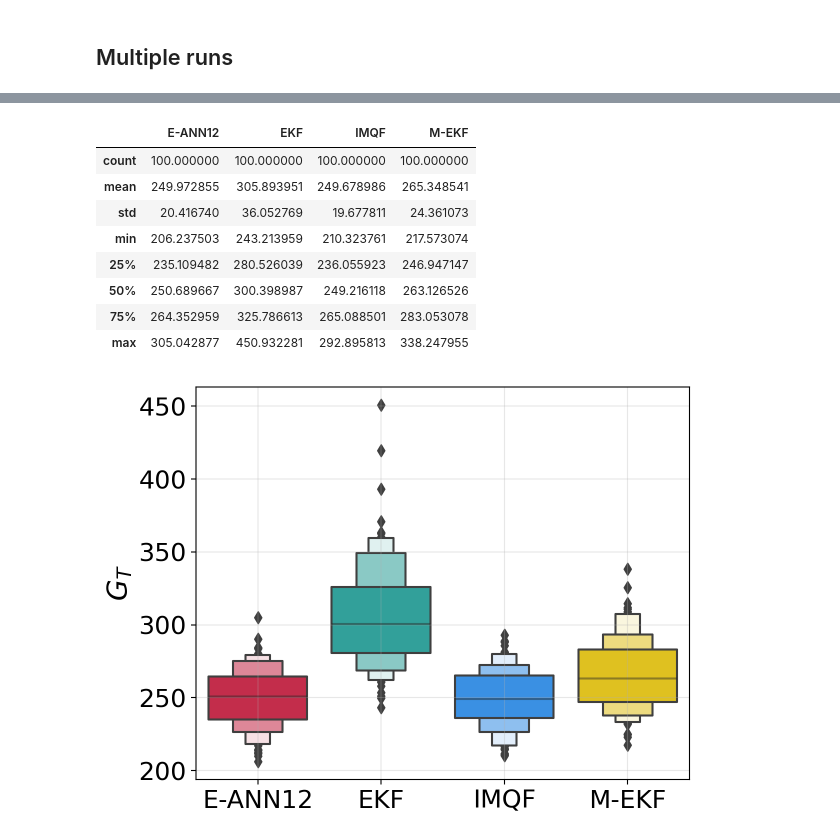
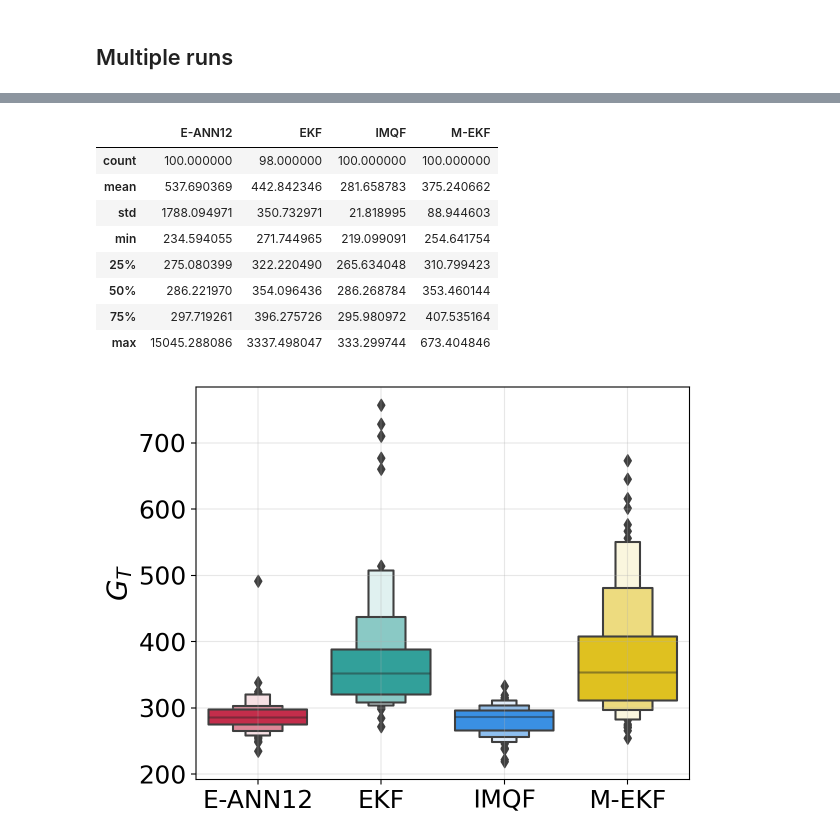
Before and after one commit to gerdm/weighted-likelihood-filter, a Jupyter notebook: experiments/online-mlp-training.ipynb, the cells around one changed output, grey strips where cells are left out. Drawn from its saved outputs; the diff is of its cells as text; code cells hidden in the pictures.

```diff
--- a/experiments/online-mlp-training.ipynb
+++ b/experiments/online-mlp-training.ipynb
@@ -36,15 +36,15 @@ def f(x):
     return c1 * x + c2 * jnp.cos(c3 * jnp.pi * x) + c4 * x ** 3
 
 
-def sample_observations_grid(key, f, n_obs, xmin, xmax, x_noise=0.1, y_noise=3.0):
+def sample_observations_grid(key, f, n_obs, xmin, xmax, x_noise=0.1, y_noise=3.0, p_corrupt=0.1):
     key_x, key_y, key_shuffle, key_corrupted = jax.random.split(key, 4)
 
     key_cchoice, key_cval = jax.random.split(key_corrupted)
-    is_corrupted = jax.random.bernoulli(key_cchoice, p=0.1, shape=(n_obs,))
+    is_corrupted = jax.random.bernoulli(key_cchoice, p=p_corrupt, shape=(n_obs,))
     ycorr = jax.random.uniform(key_cval, (n_obs,), minval=-50, maxval=50)
 
     y_noise = jax.random.normal(key_y, (n_obs,)) * y_noise
-    x = jax.random.uniform(key_x, (n_obs,), minval=-3, maxval=3)
+    x = jax.random.uniform(key_x, (n_obs,), minval=xmin, maxval=xmax)
     y = f(x) + y_noise
 
     y = y * (1 - is_corrupted) + ycorr * is_corrupted
@@ -61,7 +61,7 @@ key_train, key_sample_obs, key_eval = jax.random.split(key, 3)
 n_obs = 500
 xmin, xmax = -3, 3
 sigma_y = 3.0
-x, y = sample_observations_grid(key_sample_obs, f, n_obs, xmin, xmax, x_noise=0.1, y_noise=sigma_y)
+x, y = sample_observations_grid(key_sample_obs, f, n_obs, xmin, xmax, x_noise=0.2, y_noise=sigma_y, p_corrupt=0.15)
 xtest = jnp.linspace(x.min(), x.max(), n_obs)
 ytest = f(xtest)
 plt.scatter(x, y, edgecolors="tab:gray", color="none")
@@ -79,7 +79,8 @@ class MLP(nn.Module):
     @nn.compact
     def __call__(self, x):
         x = nn.Dense(10)(x)
-        x = jnp.sin(x)
+        # x = jnp.sin(x)
+        x = nn.relu(x)
         x = nn.Dense(10)(x)
         x = nn.relu(x)
         x = nn.Dense(1)(x)
@@ -199,7 +197,7 @@ def filter_imqf(soft_threshold):
 bo = BayesianOptimization(
     lambda soft_threshold: -jnp.power(filter_imqf(soft_threshold)[0] - y, 2).mean(),
     pbounds={
-        "soft_threshold": (1e-6, 10),
+        "soft_threshold": (1e-6, 20),
     },
     verbose=1,
     random_state=314,
@@ -393,25 +392,25 @@ results_osa_df = pd.DataFrame(results_osa_df)
 results_osa_df.describe()
 # %% [output]
 |  | E-ANN12 | EKF | IMQF | M-EKF |
-| count | 100.000000 | 100.000000 | 100.000000 | 100.000000 |
-| mean | 249.972855 | 305.893951 | 249.678986 | 265.348541 |
-| std | 20.416740 | 36.052769 | 19.677811 | 24.361073 |
-| min | 206.237503 | 243.213959 | 210.323761 | 217.573074 |
-| 25% | 235.109482 | 280.526039 | 236.055923 | 246.947147 |
-| 50% | 250.689667 | 300.398987 | 249.216118 | 263.126526 |
-| 75% | 264.352959 | 325.786613 | 265.088501 | 283.053078 |
-| max | 305.042877 | 450.932281 | 292.895813 | 338.247955 |
+| count | 100.000000 | 98.000000 | 100.000000 | 100.000000 |
+| mean | 537.690369 | 442.842346 | 281.658783 | 375.240662 |
+| std | 1788.094971 | 350.732971 | 21.818995 | 88.944603 |
+| min | 234.594055 | 271.744965 | 219.099091 | 254.641754 |
+| 25% | 275.080399 | 322.220490 | 265.634048 | 310.799423 |
+| 50% | 286.221970 | 354.096436 | 286.268784 | 353.460144 |
+| 75% | 297.719261 | 396.275726 | 295.980972 | 407.535164 |
+| max | 15045.288086 | 3337.498047 | 333.299744 | 673.404846 |
 # %%
 sns.boxenplot(
-    results_osa_df.melt().query("value < 1000"),
+    results_osa_df.melt().query("value < 800"),
     x="variable", y="value",
     palette=cmap
 )
 plt.grid(alpha=0.3)
 # plt.yscale("log")
 plt.xlabel("")
 plt.ylabel("$G_T$", fontsize=20)
 plt.tight_layout()
 plt.savefig("./figures/online-mlp-benchmark.pdf")
 # %% [output]
-[figure, old version]
+[figure, new version]
```
Also changed, not shown: parts of 13 cells of this notebook.
